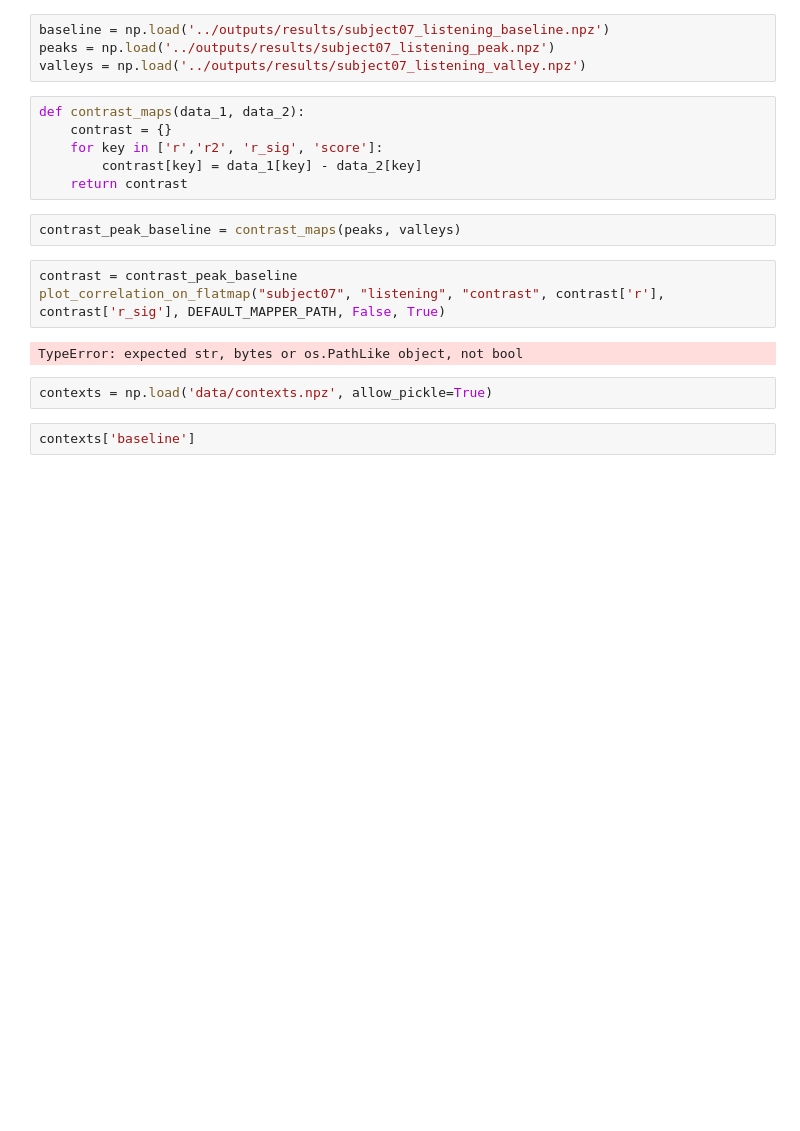
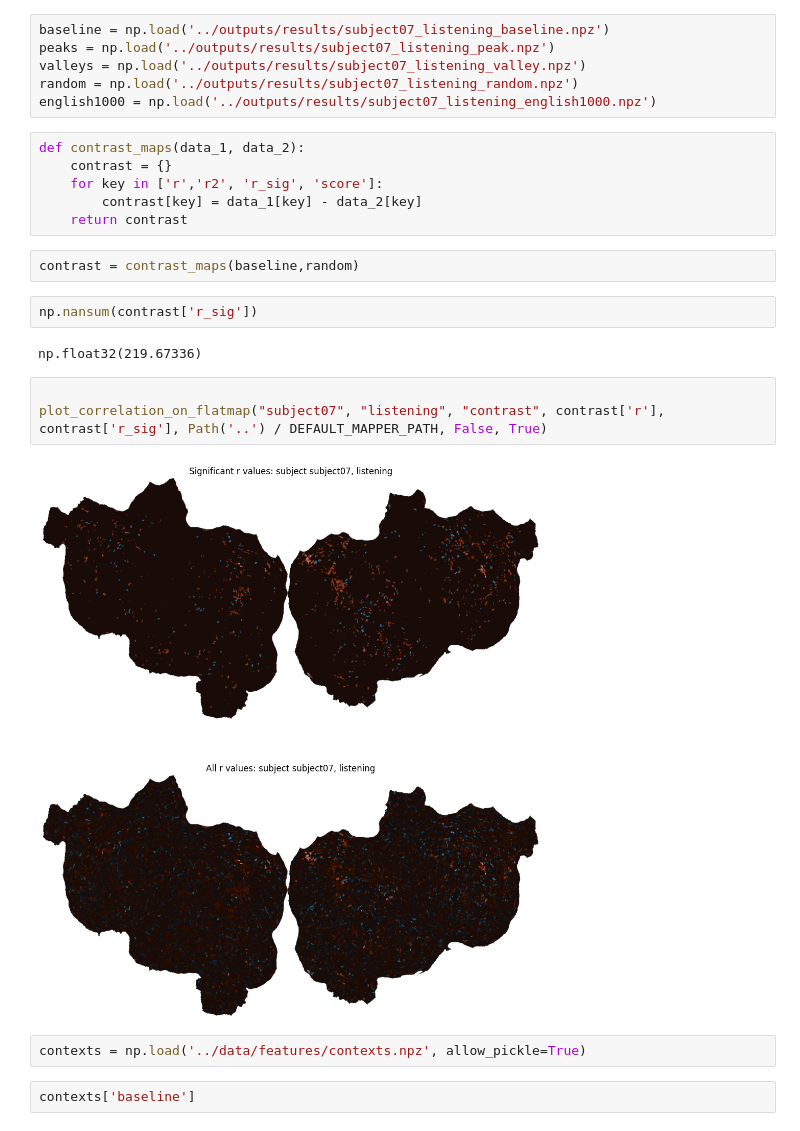
Before and after one commit to SimoneEsposito-Git/grammar-brain-lm, a Jupyter notebook: scripts/explorer.ipynb, the cells around one changed output. Cells and saved outputs as stored; diff of their text form; blank space fills up the shorter version.

```diff
--- a/scripts/explorer.ipynb
+++ b/scripts/explorer.ipynb
@@ -6,21 +11,27 @@ from data_loading.config import DEFAULT_MAPPER_PATH
 baseline = np.load('../outputs/results/subject07_listening_baseline.npz')
 peaks = np.load('../outputs/results/subject07_listening_peak.npz')
 valleys = np.load('../outputs/results/subject07_listening_valley.npz')
+random = np.load('../outputs/results/subject07_listening_random.npz')
+english1000 = np.load('../outputs/results/subject07_listening_english1000.npz')
 # %%
 def contrast_maps(data_1, data_2):
     contrast = {}
     for key in ['r','r2', 'r_sig', 'score']:
         contrast[key] = data_1[key] - data_2[key]
     return contrast
-# %%
-contrast_peak_baseline = contrast_maps(peaks, valleys)
+# %%
+contrast = contrast_maps(baseline,random)
+# %%
+np.nansum(contrast['r_sig'])
+# %% [output]
+np.float32(219.67336)
 # %%
-contrast = contrast_peak_baseline
-plot_correlation_on_flatmap("subject07", "listening", "contrast", contrast['r'], contrast['r_sig'], DEFAULT_MAPPER_PATH, False, True)
+
+plot_correlation_on_flatmap("subject07", "listening", "contrast", contrast['r'], contrast['r_sig'], Path('..') / DEFAULT_MAPPER_PATH, False, True)
 # %% [output]
-TypeError: expected str, bytes or os.PathLike object, not bool
+[figure, added]
 # %%
-contexts = np.load('data/contexts.npz', allow_pickle=True)
+contexts = np.load('../data/features/contexts.npz', allow_pickle=True)
 # %%
 contexts['baseline']
 # %% [output]
```
Also changed, not shown: parts of 2 cells of this notebook, 15 other files.
